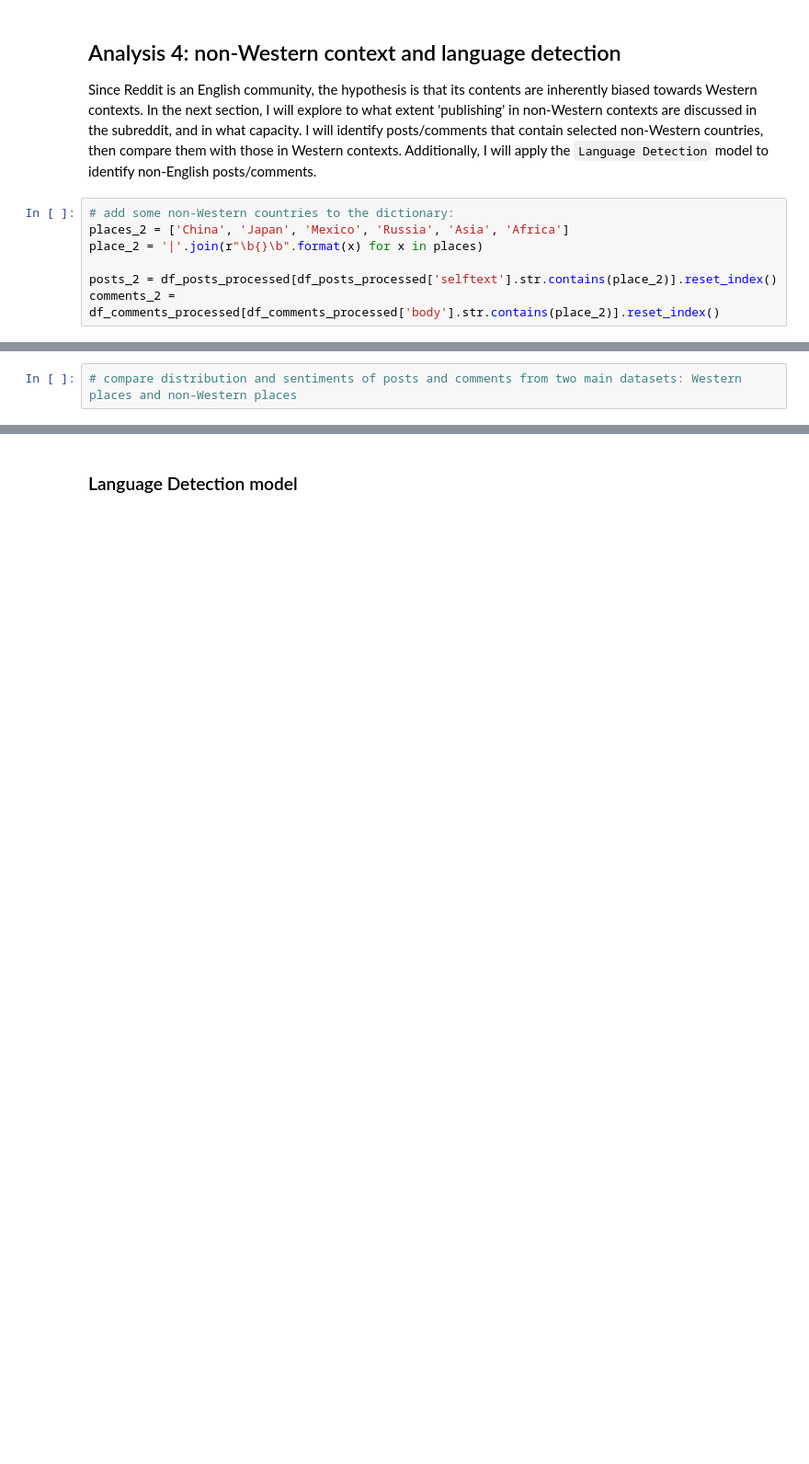
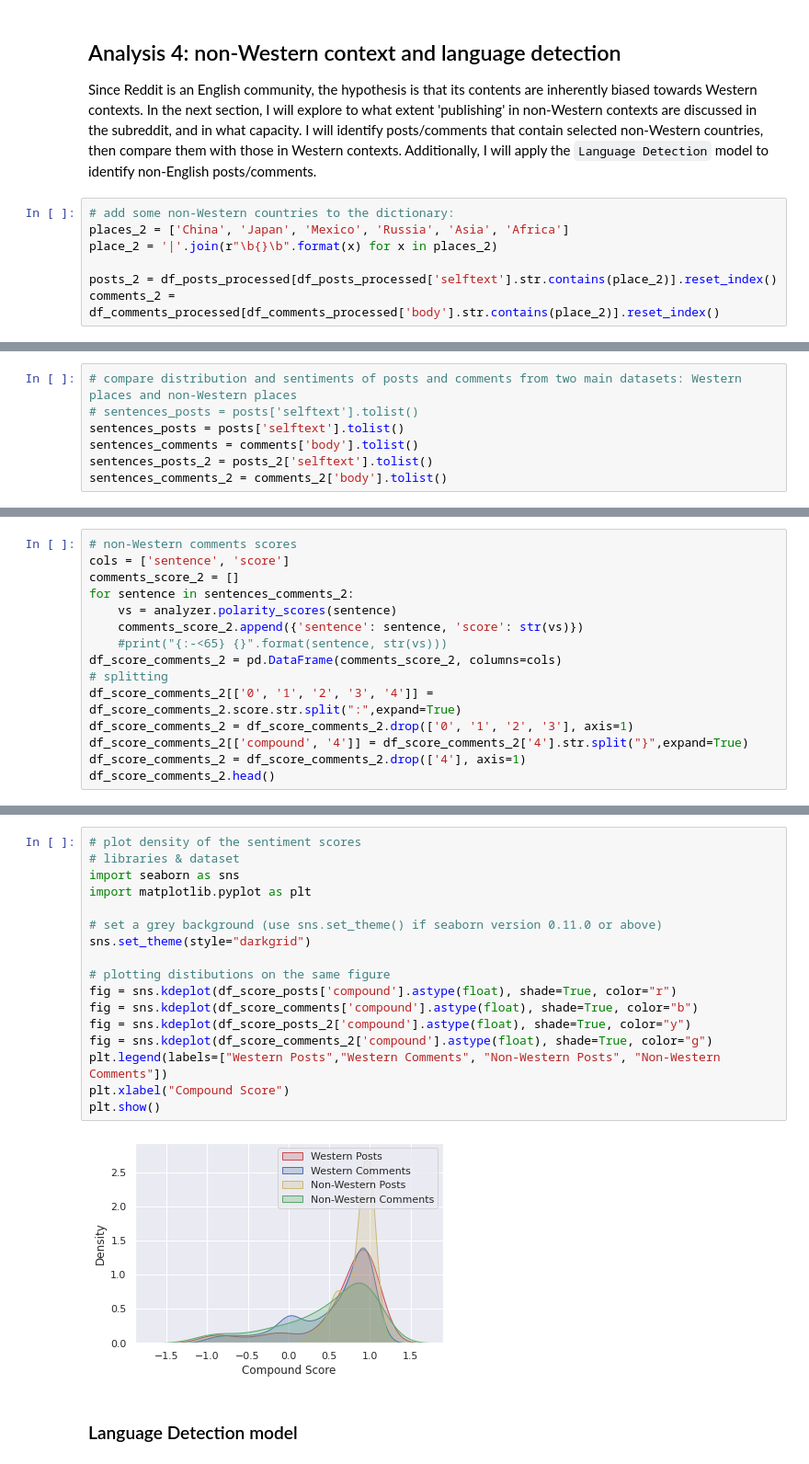
Before and after one commit to meiqingli/dssj_summer2022, a Jupyter notebook: DSSJ_Final_Project_Li.ipynb, the cells around one changed output, grey strips where cells are left out. Shown at 92% size. Drawn from its saved outputs; the diff is of its cells as text; blank space fills up the shorter version.

```diff
--- a/DSSJ_Final_Project_Li.ipynb
+++ b/DSSJ_Final_Project_Li.ipynb
@@ -746,7 +747,7 @@ Since Reddit is an English community, the hypothesis is that its contents are in
 # %%
 # add some non-Western countries to the dictionary:
 places_2 = ['China', 'Japan', 'Mexico', 'Russia', 'Asia', 'Africa']
-place_2 = '|'.join(r"\b{}\b".format(x) for x in places)
+place_2 = '|'.join(r"\b{}\b".format(x) for x in places_2)
 
 posts_2 = df_posts_processed[df_posts_processed['selftext'].str.contains(place_2)].reset_index()
 comments_2 = df_comments_processed[df_comments_processed['body'].str.contains(place_2)].reset_index()
@@ -778,2 +810,7 @@ comments_ny = df_comments_processed[df_comments_processed['body'].str.contains('
 # %%
 # compare distribution and sentiments of posts and comments from two main datasets: Western places and non-Western places
+# sentences_posts = posts['selftext'].tolist()
+sentences_posts = posts['selftext'].tolist()
+sentences_comments = comments['body'].tolist()
+sentences_posts_2 = posts_2['selftext'].tolist()
+sentences_comments_2 = comments_2['body'].tolist()
@@ -779,0 +883,15 @@ comments_ny = df_comments_processed[df_comments_processed['body'].str.contains('
+# %%
+# non-Western comments scores
+cols = ['sentence', 'score']
+comments_score_2 = []
+for sentence in sentences_comments_2:
+    vs = analyzer.polarity_scores(sentence)
+    comments_score_2.append({'sentence': sentence, 'score': str(vs)})
+    #print("{:-<65} {}".format(sentence, str(vs)))
+df_score_comments_2 = pd.DataFrame(comments_score_2, columns=cols)
+# splitting
+df_score_comments_2[['0', '1', '2', '3', '4']] = df_score_comments_2.score.str.split(":",expand=True)
+df_score_comments_2 = df_score_comments_2.drop(['0', '1', '2', '3'], axis=1)
+df_score_comments_2[['compound', '4']] = df_score_comments_2['4'].str.split("}",expand=True)
+df_score_comments_2 = df_score_comments_2.drop(['4'], axis=1)
+df_score_comments_2.head()
@@ -780,3 +905,22 @@ comments_ny = df_comments_processed[df_comments_processed['body'].str.contains('
+# %%
+# plot density of the sentiment scores
+# libraries & dataset
+import seaborn as sns
+import matplotlib.pyplot as plt
+
+# set a grey background (use sns.set_theme() if seaborn version 0.11.0 or above)
+sns.set_theme(style="darkgrid")
+
+# plotting distibutions on the same figure
+fig = sns.kdeplot(df_score_posts['compound'].astype(float), shade=True, color="r")
+fig = sns.kdeplot(df_score_comments['compound'].astype(float), shade=True, color="b")
+fig = sns.kdeplot(df_score_posts_2['compound'].astype(float), shade=True, color="y")
+fig = sns.kdeplot(df_score_comments_2['compound'].astype(float), shade=True, color="g")
+plt.legend(labels=["Western Posts","Western Comments", "Non-Western Posts", "Non-Western Comments"])
+plt.xlabel("Compound Score")
+plt.show()
+# %% [output]
+[figure, added]
 # %% [markdown]
 ### Language Detection model
 # %%
```
Also changed, not shown: parts of 26 cells of this notebook.
